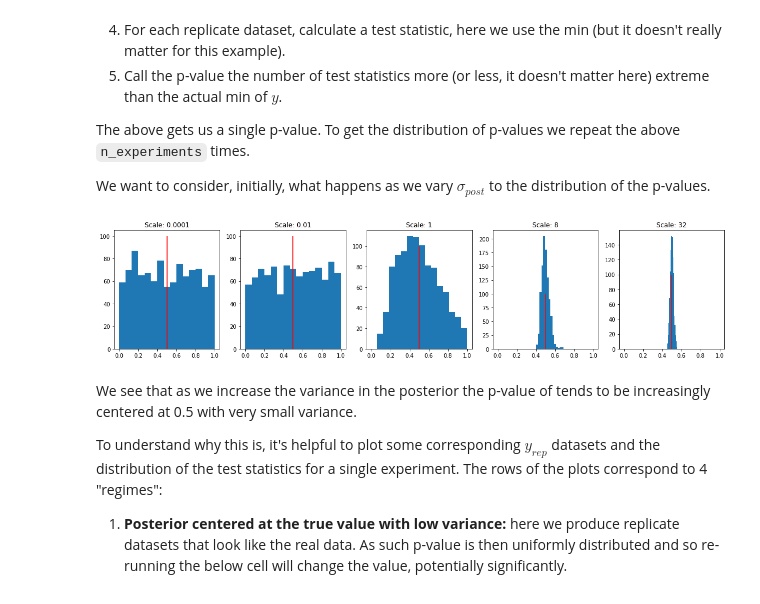
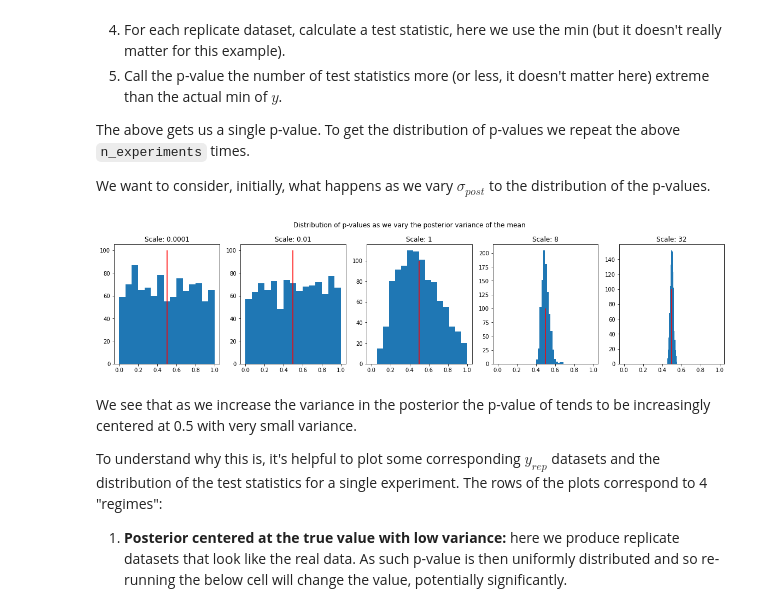
Before and after one commit to maw501/BDA3-python-demos, a Jupyter notebook: demos_ch6/p-values.ipynb, the cells around one changed output. Saved outputs shown, nothing was run; the diff lists cells and outputs as text; code cells hidden in the pictures.

Commit message:
Add title to plot

```diff
--- a/demos_ch6/p-values.ipynb
+++ b/demos_ch6/p-values.ipynb
@@ -62,12 +62,13 @@ for posterior_scale in scales:
 # %%
 fig, axs = plt.subplots(1, 5, figsize=(20, 4), sharex=True)
 axs = axs.ravel()
 for i, ax in enumerate(axs):
     ax.hist(p_values_scales[i], bins=15)
     ax.set_title(f"Scale: {scales[i]}")
     ax.vlines(0.5, 0, 100, color="red")
+plt.suptitle("Distribution of p-values as we vary the posterior variance of the mean", y=1.025);
 # %% [output]
-[figure, old version]
+[figure, new version]
 # %% [markdown]
 We see that as we increase the variance in the posterior the p-value of tends to be increasingly centered at 0.5 with very small variance.
 
```
